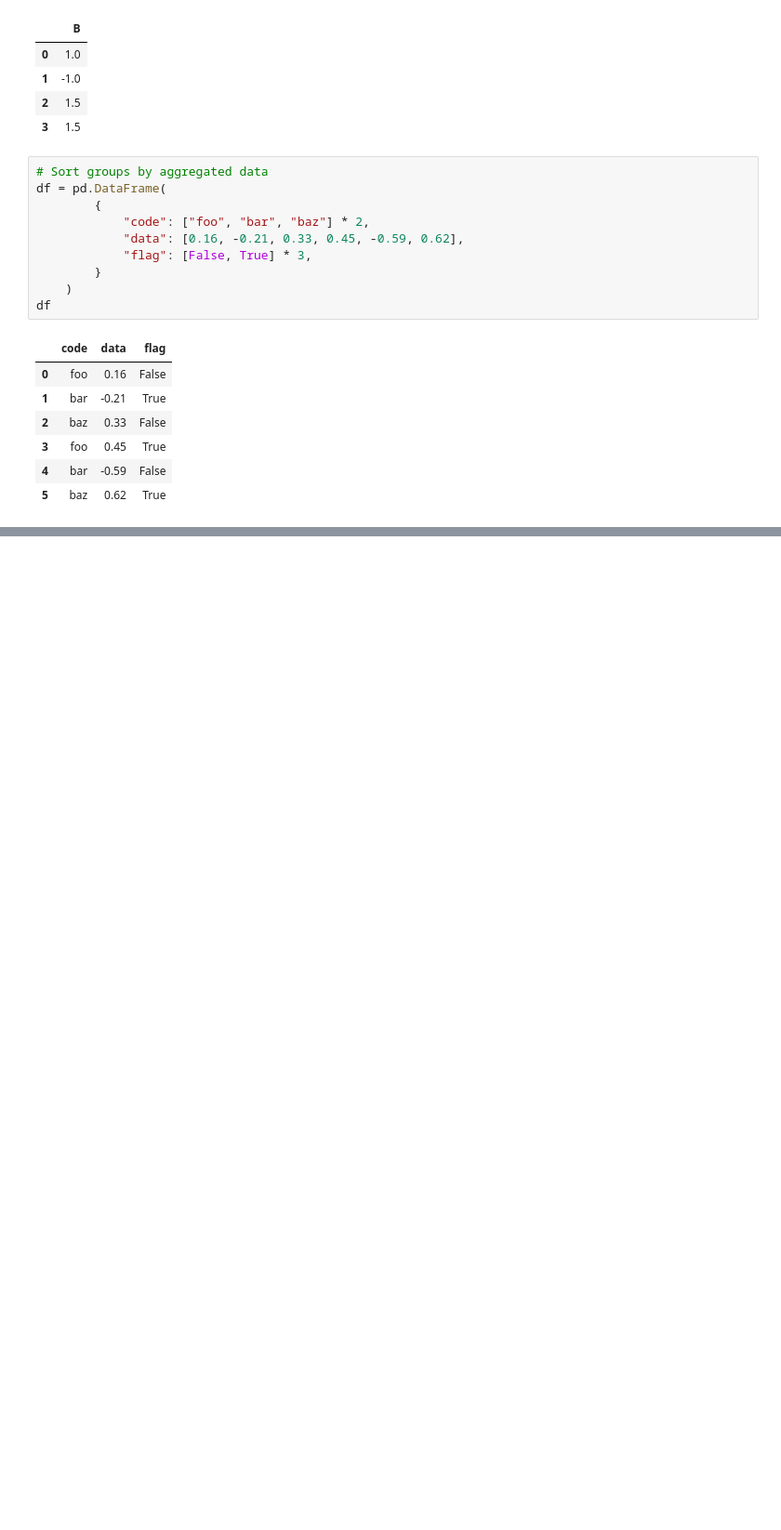
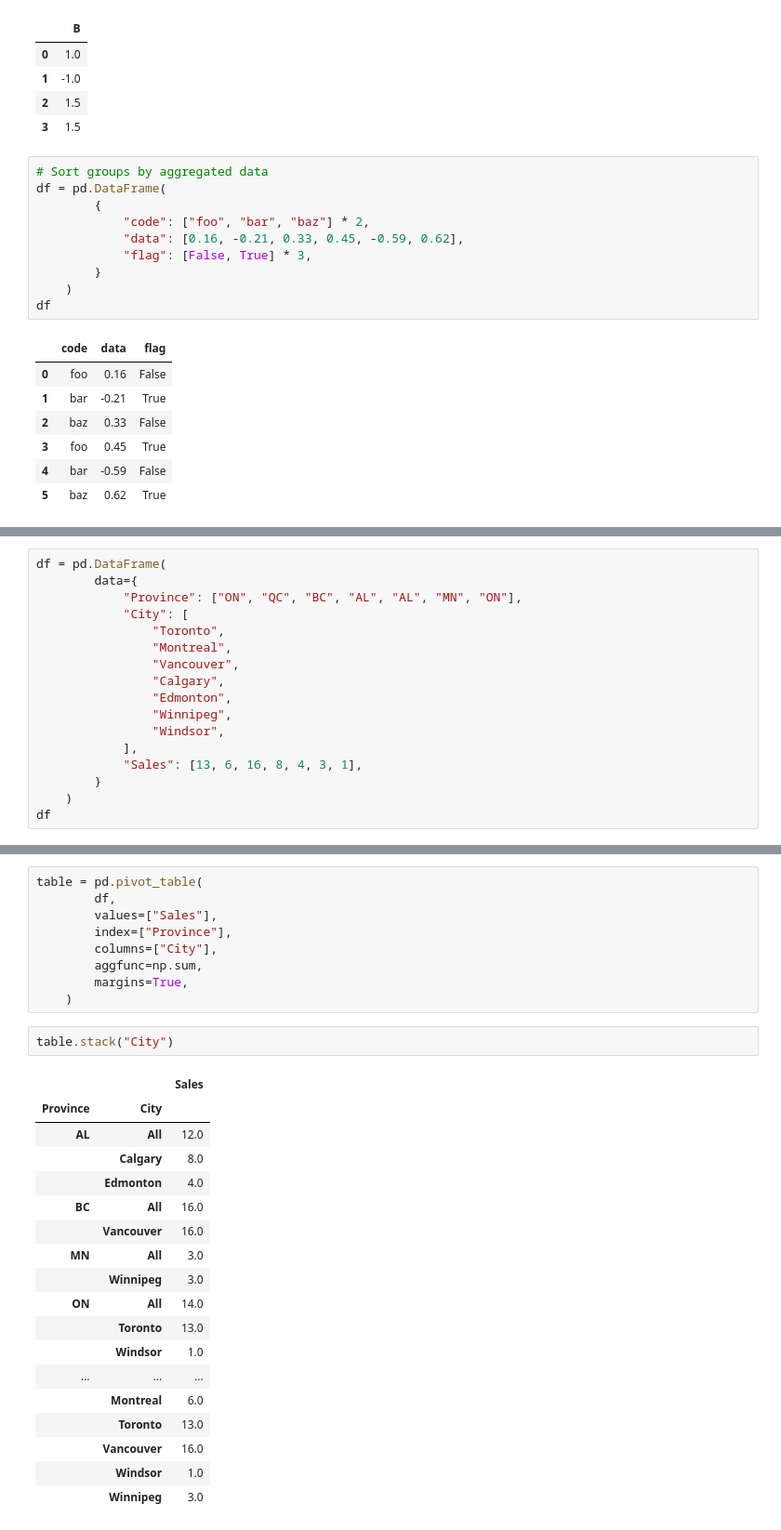
Before and after one commit to onlyabhilash/Feature-Engg, a Jupyter notebook: Pandas/Cooking.ipynb, the cells around one changed output, grey strips where cells are left out. Shown at 93% size. Drawn from its saved outputs; the diff is of its cells as text; blank space fills up the shorter version.

```diff
--- a/Pandas/Cooking.ipynb
+++ b/Pandas/Cooking.ipynb
@@ -942,0 +943,17 @@ dfs[2]
+# %%
+df = pd.DataFrame(
+        data={
+            "Province": ["ON", "QC", "BC", "AL", "AL", "MN", "ON"],
+            "City": [
+                "Toronto",
+                "Montreal",
+                "Vancouver",
+                "Calgary",
+                "Edmonton",
+                "Winnipeg",
+                "Windsor",
+            ],
+            "Sales": [13, 6, 16, 8, 4, 3, 1],
+        }
+    )
+df
@@ -942,0 +969,30 @@ dfs[2]
+# %%
+table = pd.pivot_table(
+        df,
+        values=["Sales"],
+        index=["Province"],
+        columns=["City"],
+        aggfunc=np.sum,
+        margins=True,
+    )
+# %%
+table.stack("City")
+# %% [output]
+|  |  | Sales |
+| Province | City |  |
+| AL | All | 12.0 |
+|  | Calgary | 8.0 |
+|  | Edmonton | 4.0 |
+| BC | All | 16.0 |
+|  | Vancouver | 16.0 |
+| MN | All | 3.0 |
+|  | Winnipeg | 3.0 |
+| ON | All | 14.0 |
+|  | Toronto | 13.0 |
+|  | Windsor | 1.0 |
+| ... | ... | ... |
+|  | Montreal | 6.0 |
+|  | Toronto | 13.0 |
+|  | Vancouver | 16.0 |
+|  | Windsor | 1.0 |
+|  | Winnipeg | 3.0 |
```
Also changed, not shown: parts of 41 cells of this notebook.
